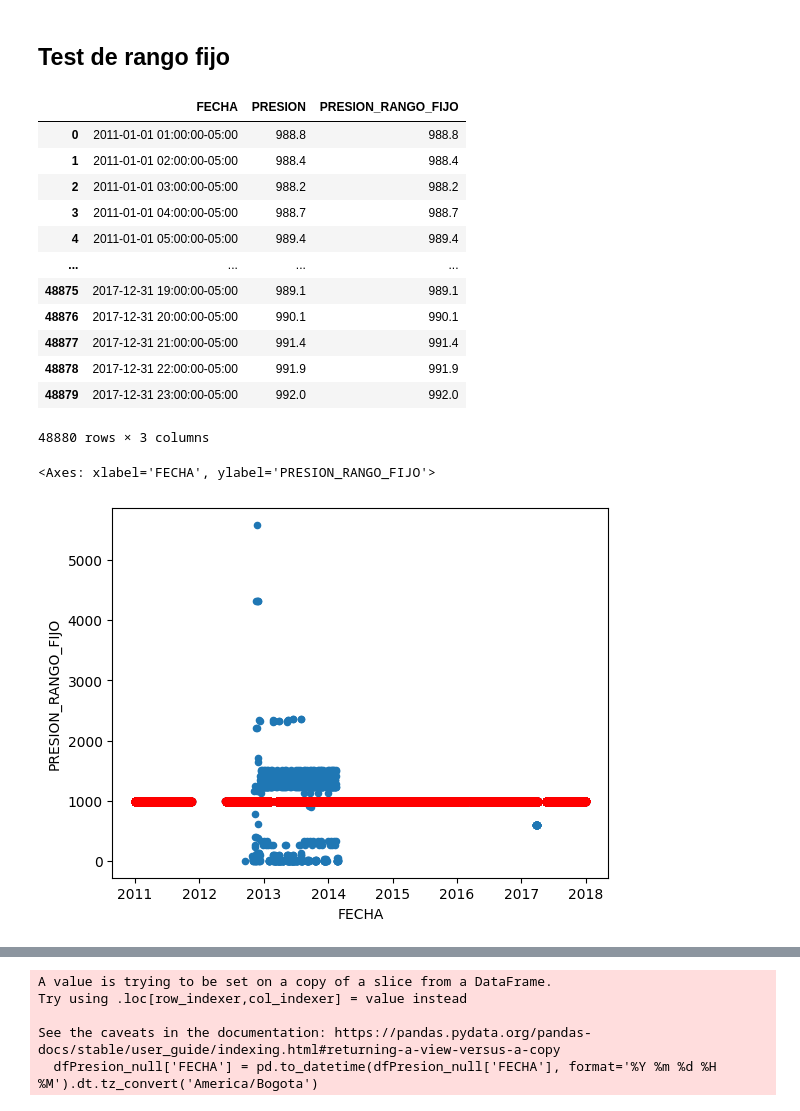
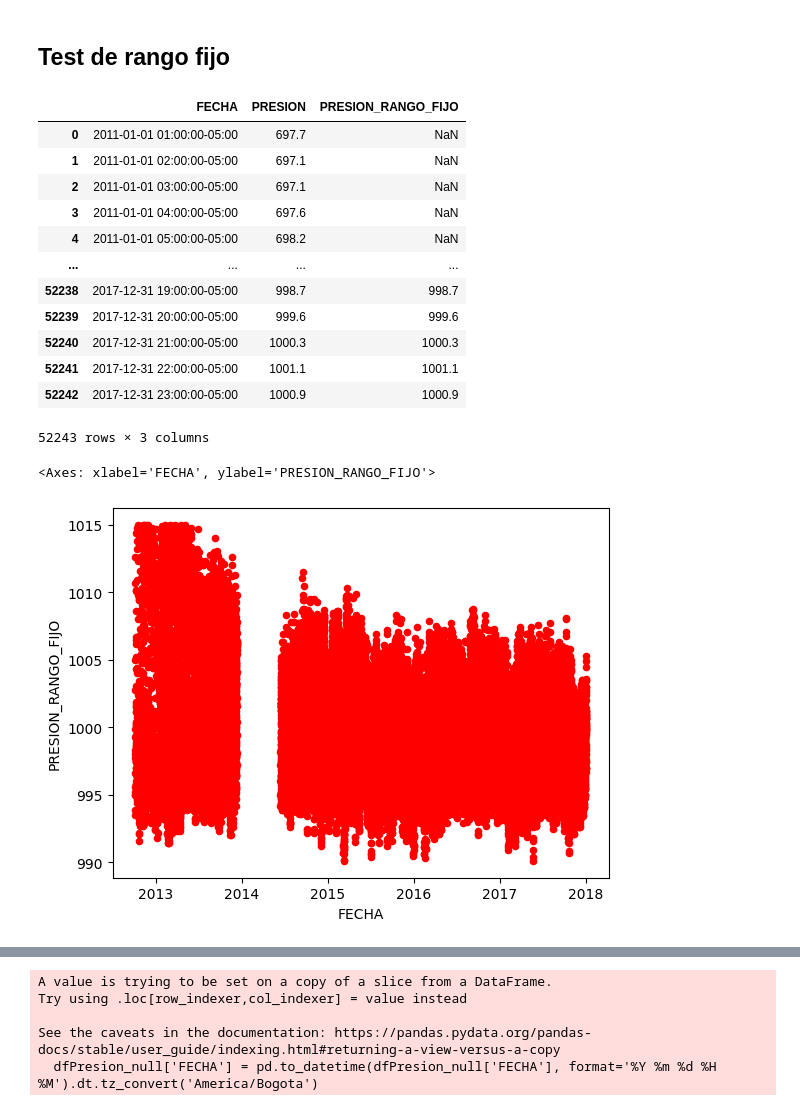
Before and after one commit to chris051091/Tesis_Maestr-a, a Jupyter notebook: preprocess/src/Testeo_Presión.ipynb, the cells around one changed output, grey strips where cells are left out. Drawn from its saved outputs; the diff is of its cells as text; code cells hidden in the pictures.

```diff
--- a/preprocess/src/Testeo_Presión.ipynb
+++ b/preprocess/src/Testeo_Presión.ipynb
@@ -25,10 +25,10 @@ PATH_FIGURE = '/histograms/'
 
 # NOMBRE_ESTACION = 'chucuri'
 # RANGE_PRESION = [850, 900]
-NOMBRE_ESTACION = 'palanquero'
-RANGE_PRESION = [950, 1000]
-#NOMBRE_ESTACION = 'vizcaina'
-#RANGE_PRESION = [950, 1015]
+#NOMBRE_ESTACION = 'palanquero'
+#RANGE_PRESION = [980, 1000]
+NOMBRE_ESTACION = 'vizcaina'
+RANGE_PRESION = [990, 1015]
 
 
 PATH_FINAL_DADOS = PATH_DRIVE + PATH_DADOS + NOMBRE_ESTACION + '/'
@@ -71,24 +71,24 @@ dfVar['PRESION_RANGO_FIJO'] = dfVar['PRESION'].apply(lamb_func)
 dfVar
 # %% [output]
 |  | FECHA | PRESION | PRESION_RANGO_FIJO |
-| 0 | 2011-01-01 01:00:00-05:00 | 988.8 | 988.8 |
-| 1 | 2011-01-01 02:00:00-05:00 | 988.4 | 988.4 |
-| 2 | 2011-01-01 03:00:00-05:00 | 988.2 | 988.2 |
-| 3 | 2011-01-01 04:00:00-05:00 | 988.7 | 988.7 |
-| 4 | 2011-01-01 05:00:00-05:00 | 989.4 | 989.4 |
+| 0 | 2011-01-01 01:00:00-05:00 | 697.7 | NaN |
+| 1 | 2011-01-01 02:00:00-05:00 | 697.1 | NaN |
+| 2 | 2011-01-01 03:00:00-05:00 | 697.1 | NaN |
+| 3 | 2011-01-01 04:00:00-05:00 | 697.6 | NaN |
+| 4 | 2011-01-01 05:00:00-05:00 | 698.2 | NaN |
 | ... | ... | ... | ... |
-| 48875 | 2017-12-31 19:00:00-05:00 | 989.1 | 989.1 |
-| 48876 | 2017-12-31 20:00:00-05:00 | 990.1 | 990.1 |
-| 48877 | 2017-12-31 21:00:00-05:00 | 991.4 | 991.4 |
-| 48878 | 2017-12-31 22:00:00-05:00 | 991.9 | 991.9 |
-| 48879 | 2017-12-31 23:00:00-05:00 | 992.0 | 992.0 |
+| 52238 | 2017-12-31 19:00:00-05:00 | 998.7 | 998.7 |
+| 52239 | 2017-12-31 20:00:00-05:00 | 999.6 | 999.6 |
+| 52240 | 2017-12-31 21:00:00-05:00 | 1000.3 | 1000.3 |
+| 52241 | 2017-12-31 22:00:00-05:00 | 1001.1 | 1001.1 |
+| 52242 | 2017-12-31 23:00:00-05:00 | 1000.9 | 1000.9 |
-48880 rows × 3 columns
+52243 rows × 3 columns
 # %%
-ax = dfVar.plot(kind = 'scatter', x='FECHA', y='PRESION')
-dfVar.plot(kind = 'scatter', x='FECHA', y='PRESION_RANGO_FIJO', ax=ax, color='red')
+#ax = dfVar.plot(kind = 'scatter', x='FECHA', y='PRESION')
+dfVar.plot(kind = 'scatter', x='FECHA', y='PRESION_RANGO_FIJO', color='red')
 # %% [output]
 <Axes: xlabel='FECHA', ylabel='PRESION_RANGO_FIJO'>
-[figure, old version]
+[figure, new version]
 # %%
 ## Para filtrar los valores finales
 dfFinal = dfVar[~dfVar['PRESION_RANGO_FIJO'].isnull()]
```
Also changed, not shown: parts of 17 cells of this notebook.
